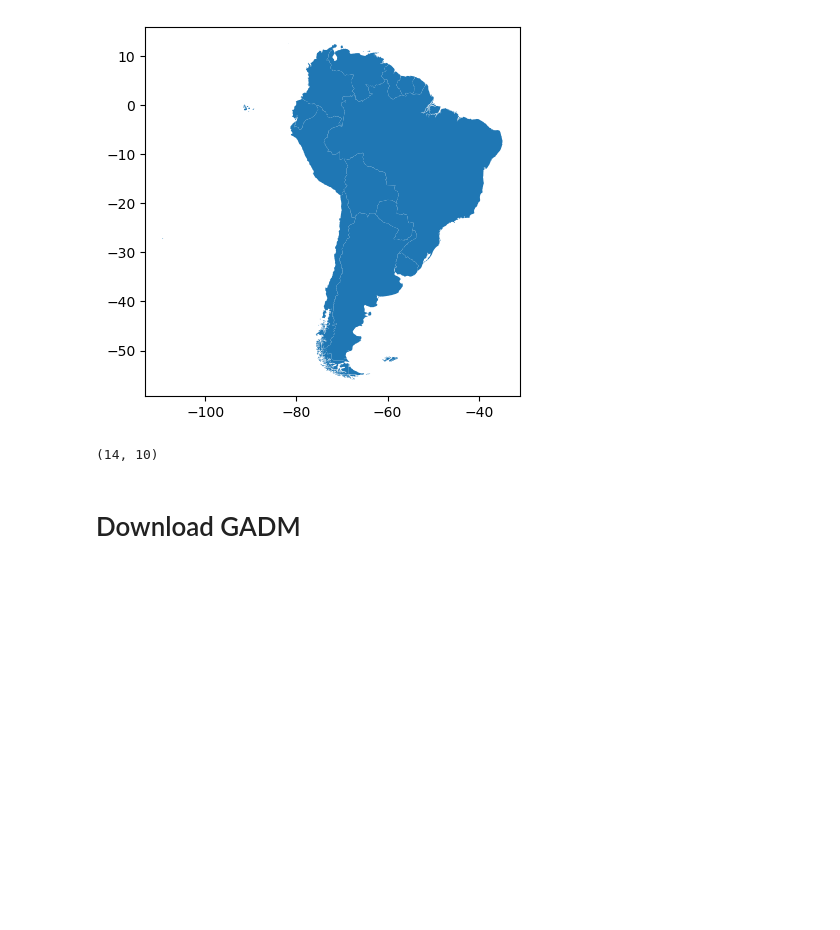
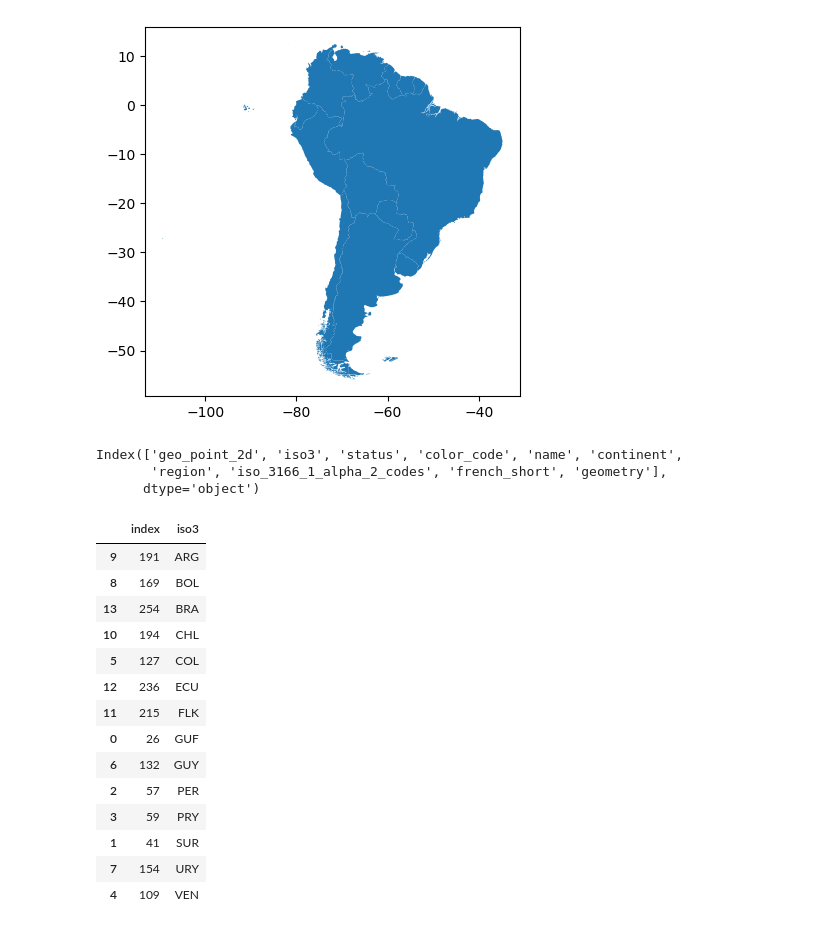
Before and after one commit to fbotero317/capacidad-estatal, a Jupyter notebook: codigo/descriptive/02_calculate_road_density_departments.ipynb, the cells around one changed output. Cells and saved outputs as stored; diff of their text form; code cells hidden in the pictures; blank space fills up the shorter version.

```diff
--- a/codigo/descriptive/02_calculate_road_density_departments.ipynb
+++ b/codigo/descriptive/02_calculate_road_density_departments.ipynb
@@ -57,9 +60,33 @@ Matplotlib is building the font cache; this may take a moment.
 <Axes: >
 [figure]
 # %%
-south_america.shape
+south_america.columns
 # %% [output]
-(14, 10)
+Index(['geo_point_2d', 'iso3', 'status', 'color_code', 'name', 'continent',
+       'region', 'iso_3166_1_alpha_2_codes', 'french_short', 'geometry'],
+      dtype='object')
+# %%
+south_america[['iso3']].reset_index()
+
+# arrange by iso3 alphabetically
+
+south_america[['iso3']].reset_index().sort_values('iso3')
+# %% [output]
+|  | index | iso3 |
+| 9 | 191 | ARG |
+| 8 | 169 | BOL |
+| 13 | 254 | BRA |
+| 10 | 194 | CHL |
+| 5 | 127 | COL |
+| 12 | 236 | ECU |
+| 11 | 215 | FLK |
+| 0 | 26 | GUF |
+| 6 | 132 | GUY |
+| 2 | 57 | PER |
+| 3 | 59 | PRY |
+| 1 | 41 | SUR |
+| 7 | 154 | URY |
+| 4 | 109 | VEN |
 # %%
 # 4. Spatial Intersections
 # Helper function for spatial intersection using parallel processing
@@ -125,5 +152,3 @@ final_df = col_dpto[['dpto_ccdgo', 'area_km2', 'total_road_length_km', 'road_den
 
 # Export the final DataFrame to a Parquet file
 final_df.to_parquet('colombia-departments_road_pop.parquet', index=False)
-# %% [markdown]
-# Download GADM
```
Also changed, not shown: parts of 7 cells of this notebook, 17 other files.
